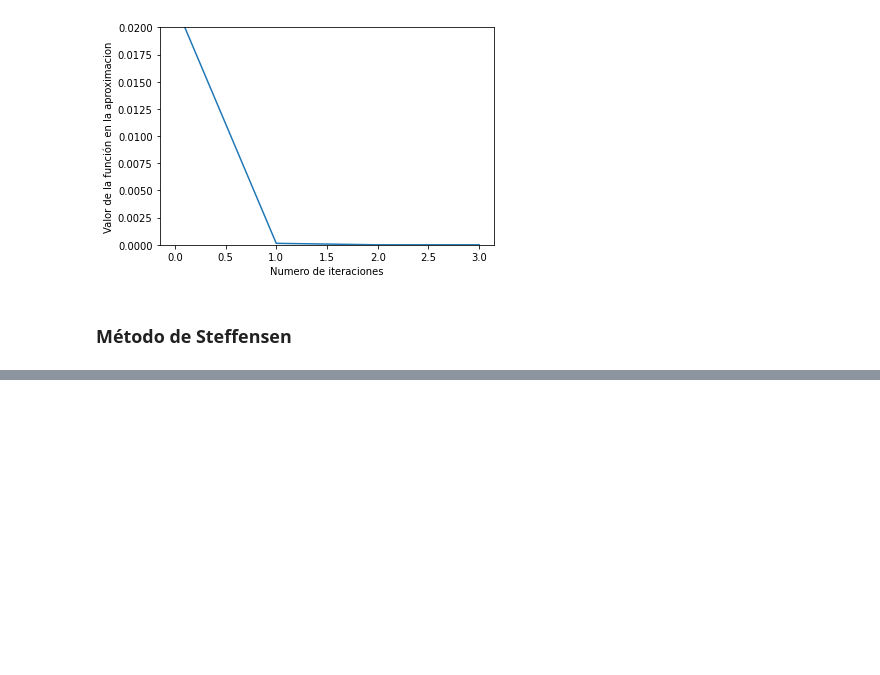
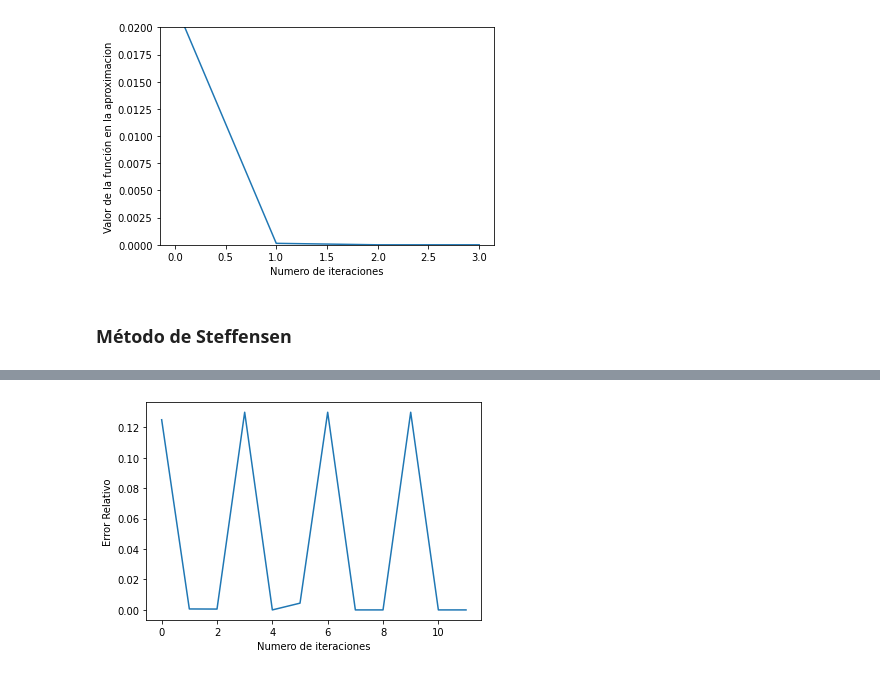
Before and after one commit to Nacho2904/AnalisisNumerico, a Jupyter notebook: TP1.ipynb, the cells around one changed output, grey strips where cells are left out. Saved outputs shown, nothing was run; the diff lists cells and outputs as text; code cells hidden in the pictures; blank space fills up the shorter version.

```diff
--- a/TP1.ipynb
+++ b/TP1.ipynb
@@ -364,0 +397,36 @@ plt.ylim(0,0.02);
+# %%
+error_relativo = lambda a,b: np.abs((b-a)/b)
+aplicar_delta_cuadrado_aitken = lambda x_0, x_1, x_2: x_0 - ((x_1 - x_0)**2)/(x_2 -2*x_1 + x_0)
+
+def guardar_iteraciones_punto_fijo(x_0, x_1, x_2, x_anterior, tabla, indice):
+  tabla.loc[len(tabla)] = [indice, 1, x_0, error_relativo(x_0,x_anterior)]
+  tabla.loc[len(tabla)] = [indice, 2, x_1, error_relativo(x_0,x_1)]
+  tabla.loc[len(tabla)] = [indice, 3, x_2, error_relativo(x_1,x_2)]
+
+def steffensen_iteration(g, a, b, tol, maximo_iteraciones = 100):
+  pasadas_steffensen = pd.DataFrame(columns=["Indice", "Aproximacion"])
+  pasadas_punto_fijo = pd.DataFrame(columns=["Indice", "Indice de punto fijo", "Aproximacion por punto fijo", "Error Relativo"])
+  x_0 = (a+b)/2
+  x_1 = g(x_0)
+  x_2 = g(x_1)
+  x_barra = aplicar_delta_cuadrado_aitken(x_0, x_1, x_2)
+  indice = 4
+  while error_relativo(x_1, x_2) > tol and len(pasadas_steffensen) < maximo_iteraciones:
+    if indice % 4 == 0:
+      pasadas_steffensen.loc[len(pasadas_steffensen)] = [len(pasadas_steffensen), x_barra]
+      guardar_iteraciones_punto_fijo(x_0, x_1, x_2, b, pasadas_punto_fijo, len(pasadas_steffensen))
+      x_0 = x_barra
+    elif (indice % 3) == 0:
+      x_barra = aplicar_delta_cuadrado_aitken(x_0, x_1, x_2)
+    elif indice % 2 == 0:
+      x_2 = g(x_1)
+    else:
+      x_1 = g(x_0)
+    indice += 1
+
+  resultados["Lambda"] = aproximaciones_lambda(resultados)
+  tabla_conjunta = pasadas_steffensen.merge(pasadas_punto_fijo, on="Indice")
+  tabla_conjunta["Indice"] = tabla_conjunta["Indice"].astype(int)
+  tabla_conjunta["Indice de punto fijo"] = tabla_conjunta["Indice de punto fijo"].astype(int)
+
+  return x_barra, tabla_conjunta
@@ -364,0 +435,3 @@ plt.ylim(0,0.02);
+# %%
+aproximacion, tabla_conjunto = steffensen_iteration(g_eval_ta_s, 30,40,10**-8, 100)
+tabla_conjunto
@@ -364,0 +452,6 @@ plt.ylim(0,0.02);
+# %%
+plt.plot(tabla_conjunto.index, tabla_conjunto["Error Relativo"])
+plt.xlabel("Numero de iteraciones")
+plt.ylabel("Error Relativo");
+# %% [output]
+[figure, added]
```
Also changed, not shown: parts of 24 cells of this notebook.
